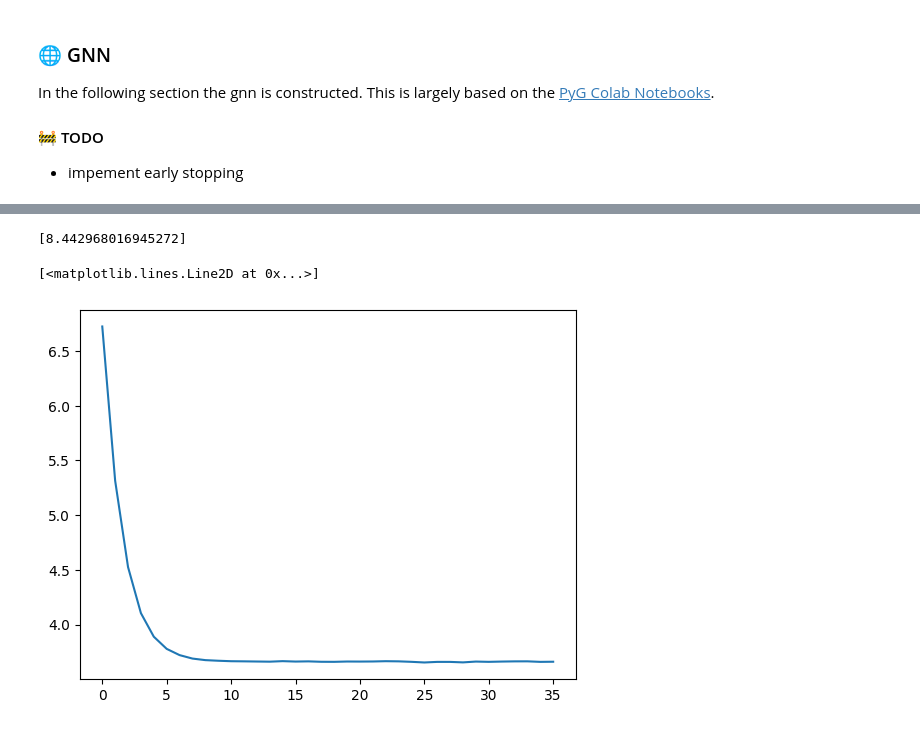
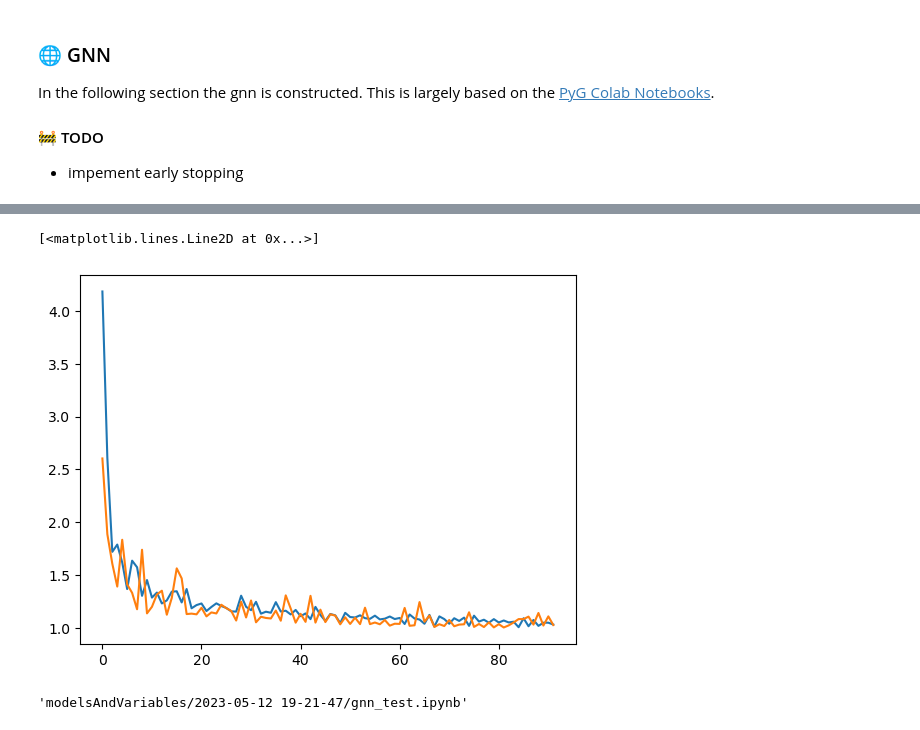
Before and after one commit to m-j-w-f/GNNPP, a Jupyter notebook: gnn/gnn_test.ipynb, the cells around one changed output, grey strips where cells are left out. Drawn from its saved outputs; the diff is of its cells as text; code cells hidden in the pictures.

```diff
--- a/gnn/gnn_test.ipynb
+++ b/gnn/gnn_test.ipynb
@@ -229,6 +230,7 @@ Closed form expression from Gneiting et al. (2005)
 $\Phi\left(\frac{y-\mu}{\sigma}\right)$ denotes the CDF of a standard normal distribution and $\varphi\left(\frac{y-\mu}{\sigma}\right)$ denotes the PDF of a standard normal distribution
 # %%
 def crps(mu: torch.tensor, sigma: torch.tensor, y: torch.tensor):
+    # TODO this is maybe buggy for batch sizes greather than 1
     """Calculates the Continuous Ranked Probability Score (CRPS) assuming normally distributed data
 
     Args:
@@ -239,6 +241,7 @@ def crps(mu: torch.tensor, sigma: torch.tensor, y: torch.tensor):
     Returns:
         torch.tensor: CRPS value
     """
+    y = y.view((-1,1)) # make sure y has the right shape
     sigma = torch.abs(sigma) # make sure sigma is always positive
     PI = 3.14159265359
     omega = (y - mu) / sigma
@@ -270,24 +273,28 @@ cpu
 class GNN(torch.nn.Module):
     def __init__(self, num_features, hidden_channels, heads):
         super(GNN, self).__init__()
-        self.conv = GATConv(num_features, hidden_channels, heads=heads)
-        self.lin1 = torch.nn.Linear(hidden_channels * heads, 64)
-        self.lin2 = torch.nn.Linear(64, 2)
+        self.conv = GATConv(num_features, hidden_channels, heads=heads[0])
+        self.conv2 = GATConv(-1, hidden_channels, heads=heads[1])
+        self.lin1 = torch.nn.Linear(hidden_channels * heads[1], 512)
+        self.lin2 = torch.nn.Linear(512, 2) # TODO this is maybe buggy for batch sizes greather than 1
 
     def forward(self, x, edge_index):
         x = self.conv(x, edge_index)
         x = F.relu(x)
-        x = self.lin1(x.view(-1, self.conv.out_channels * self.conv.heads))
+        x = self.conv2(x, edge_index)
+        x = F.relu(x)
+        x = self.lin1(x)
         x = F.relu(x)
         x = self.lin2(x)
+        # TODO this is maybe buggy for batch sizes greather than 1
         mu, sigma = torch.split(x, 1, dim=-1)
         return mu, sigma
 # %%
 # Initialize the model and optimizer
 num_features = torch_data[0].num_features
-model = GNN(num_features=num_features, hidden_channels=16, heads=8)
+model = GNN(num_features=num_features, hidden_channels=16, heads=[8,1])
 model.to(device)
-optimizer = torch.optim.Adam(model.parameters(), lr=0.01)
+optimizer = torch.optim.Adam(model.parameters(), lr=0.002)
 # %%
 
 #TODO more hyperparams here
@@ -310,12 +317,14 @@ def train(data):
 train_losses = []
 validation_losses = []
 
+# loading bar
+pbar = tqdm(range(n_epochs))
 
-for epoch in range(n_epochs):
+for epoch in pbar:
     # Train for one epoch
     model.train()
     train_loss = 0.0
-    for data in tqdm(train_loader):
+    for data in train_loader:
         loss = train(data)
         train_loss += loss.item() * data.num_graphs
     train_loss /= len(train_loader.dataset)
@@ -325,7 +334,7 @@ for epoch in range(n_epochs):
     model.eval()
     val_loss = 0.0
     with torch.no_grad():
-        for data in tqdm(valid_loader):
+        for data in valid_loader:
             data.to(device)
             out = model(data.x, data.edge_index)
             mu, sigma = out
@@ -335,7 +344,6 @@ for epoch in range(n_epochs):
         validation_losses.append(val_loss)
 
     # Print the training and validation loss for each epoch
-    print(f'Epoch {epoch}, Train Loss: {train_loss:.4f}, Val Loss: {val_loss:.4f}')
 
     # Check if the validation loss has improved
     if val_loss < best_val_loss:
@@ -343,6 +351,8 @@ for epoch in range(n_epochs):
         no_improvement = 0
     else:
         no_improvement += 1
+
+    pbar.set_postfix({"Train Loss": train_loss, "Val Loss": val_loss, "No Improvement": no_improvement})
     # Early stopping
     if no_improvement == patience:
         print('Early stopping.')
@@ -353,9 +362,6 @@ KeyboardInterrupt:
-# %%
-validation_losses
-# %% [output]
-[8.442968016945272]
 # %%
+plt.plot(train_losses)
 plt.plot(validation_losses)
 # %% [output]
 [<matplotlib.lines.Line2D at 0x...>]
-[figure, old version]
+[figure, new version]
@@ -362,7 +372,19 @@ plt.plot(validation_losses)
 # %%
 # Save Model and losses
-torch.save(model.state_dict(), "modelsAndVariables/model.pt")
+date = str(dt.now()).replace(":","-").split(".")[0]
+path = f"modelsAndVariables/{date}"
+
+if not os.path.exists(path):
+    os.makedirs(path)
+
+torch.save(model.state_dict(), f"{path}/model.pt")
 train_losses = np.array(train_losses)
-np.save("modelsAndVariables/train_losses.npy", train_losses)
+np.save(f"{path}/train_losses.npy", train_losses)
 validation_losses = np.array(validation_losses)
-np.save("modelsAndVariables/test_losses.npy", validation_losses)
+np.save(f"{path}/test_losses.npy", validation_losses)
+
+dst_folder = path
+notebook_name = "gnn_test.ipynb"
+shutil.copy(notebook_name, path + "/" + notebook_name)
+# %% [output]
+'modelsAndVariables/2023-05-12 19-21-47/gnn_test.ipynb'
```
Also changed, not shown: parts of 14 cells of this notebook, 8 other files.
